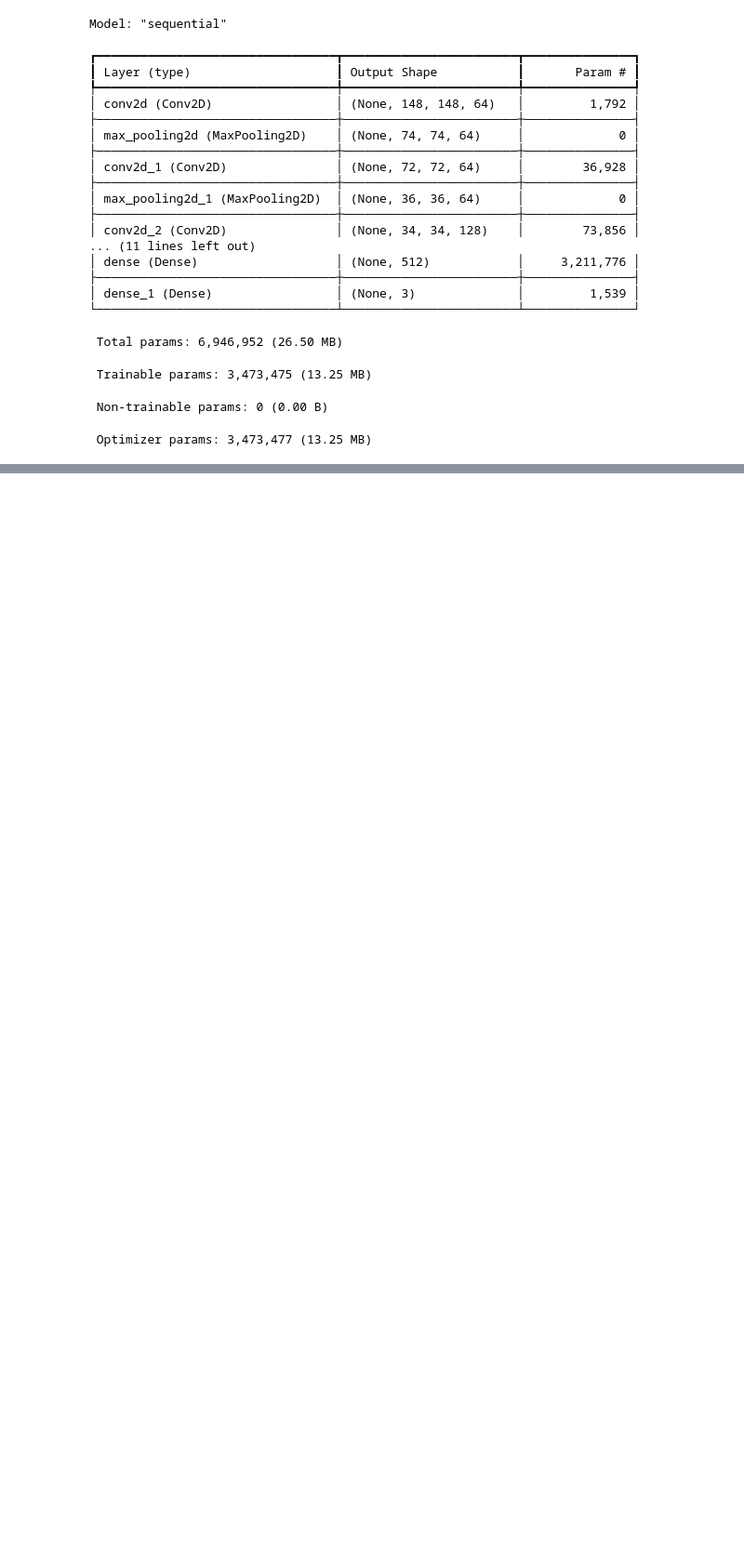
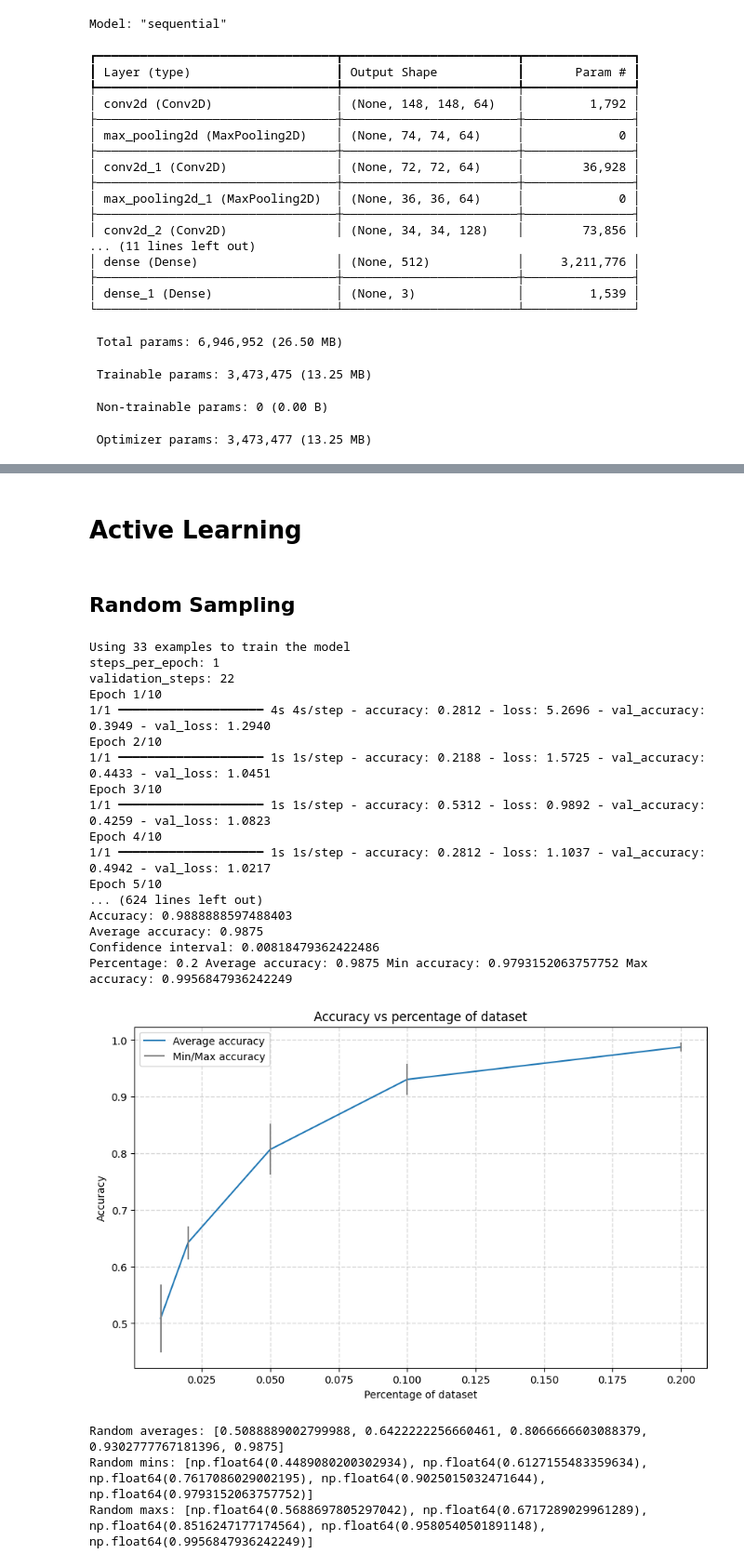
Before and after one commit to damienriandiere/ActiveLearning, a Jupyter notebook: rock_paper_scissors_test.ipynb, the cells around one changed output, grey strips where cells are left out. Shown at 93% size. Saved outputs shown, nothing was run; the diff lists cells and outputs as text; code cells hidden in the pictures; blank space fills up the shorter version.

```diff
--- a/rock_paper_scissors_test.ipynb
+++ b/rock_paper_scissors_test.ipynb
@@ -140,6 +174,7 @@ def format_example(features):
 print(dataset_train_raw)
 dataset_train = dataset_train_raw.map(format_example)
 dataset_test = dataset_test_raw.map(format_example)
+dataset_val = dataset_val_raw.map(format_example)
 # %% [output]
 <_PrefetchDataset element_spec={'image': TensorSpec(shape=(300, 300, 3), dtype=tf.uint8, name=None), 'label': TensorSpec(shape=(), dtype=tf.int64, name=None)}>
 # %%
@@ -236,4 +271,4 @@ def augment_data(image, label):
     image = augment_inversion(image)
     return image, label
 # %%
-dataset_train = dataset_train.map(augment_data)
+#dataset_train = dataset_train.map(augment_data)
@@ -292,0 +405,15 @@ model.evaluate(dataset_test)
+# %% [markdown]
+# Active Learning
+# %% [markdown]
+## Random Sampling
+# %%
+def retrain_model_random(percentage_of_dataset, dataset_train, dataset_test):
+    # Select a percentage of dataset_train to train the model
+    num_train = int(NUM_TRAIN_EXAMPLES * percentage_of_dataset)
+    print(f"Using {num_train} examples to train the model")
+
+    dataset_train_shuffle = dataset_train.shuffle(buffer_size=NUM_TRAIN_EXAMPLES)
+    dataset_train_shuffle_batch = dataset_train_shuffle.batch(BATCH_SIZE)
+    dataset_train_random = dataset_train_shuffle_batch.take(num_train)
+
+    return retrain(dataset_train_random, dataset_test, num_train, NUM_TEST_EXAMPLES)
@@ -292,0 +442,51 @@ model.evaluate(dataset_test)
+# %%
+random_averages = []
+random_mins = []
+random_maxs = []
+
+percentages = [0.01, 0.02, 0.05, 0.1, 0.2]
+for percentage in percentages:
+	average_accuracy, min_accuracy, max_accuracy = get_train_random(percentage)
+	random_averages.append(average_accuracy)
+	random_mins.append(min_accuracy)
+	random_maxs.append(max_accuracy)
+	print('Percentage:', percentage, 'Average accuracy:', average_accuracy, 'Min accuracy:', min_accuracy, 'Max accuracy:', max_accuracy)
+
+
+# Plot the results
+# Show the average accuracy in a line and the min and max accuracy in a shaded area
+plt.figure(figsize=(10, 6))
+plt.plot(percentages, random_averages, label='Average accuracy')
+plt.vlines(percentages, random_mins, random_maxs, color='gray', label='Min/Max accuracy')
+plt.xlabel('Percentage of dataset')
+plt.ylabel('Accuracy')
+plt.title('Accuracy vs percentage of dataset')
+plt.legend()
+plt.grid(linestyle='--', linewidth=1, alpha=0.5)
+plt.show()
+
+print('Random averages:', random_averages)
+print('Random mins:', random_mins)
+print('Random maxs:', random_maxs)
+# %% [output]
+Using 33 examples to train the model
+steps_per_epoch: 1
+validation_steps: 22
+Epoch 1/10
+1/1 ━━━━━━━━━━━━━━━━━━━━ 4s 4s/step - accuracy: 0.2812 - loss: 5.2696 - val_accuracy: 0.3949 - val_loss: 1.2940
+Epoch 2/10
+1/1 ━━━━━━━━━━━━━━━━━━━━ 1s 1s/step - accuracy: 0.2188 - loss: 1.5725 - val_accuracy: 0.4433 - val_loss: 1.0451
+Epoch 3/10
+1/1 ━━━━━━━━━━━━━━━━━━━━ 1s 1s/step - accuracy: 0.5312 - loss: 0.9892 - val_accuracy: 0.4259 - val_loss: 1.0823
+Epoch 4/10
+1/1 ━━━━━━━━━━━━━━━━━━━━ 1s 1s/step - accuracy: 0.2812 - loss: 1.1037 - val_accuracy: 0.4942 - val_loss: 1.0217
+Epoch 5/10
+... (624 lines left out)
+Accuracy: 0.9888888597488403
+Average accuracy: 0.9875
+Confidence interval: 0.00818479362422486
+Percentage: 0.2 Average accuracy: 0.9875 Min accuracy: 0.9793152063757752 Max accuracy: 0.9956847936242249
+[figure, added]
+Random averages: [0.5088889002799988, 0.6422222256660461, 0.8066666603088379, 0.9302777767181396, 0.9875]
+Random mins: [np.float64(0.4489080200302934), np.float64(0.6127155483359634), np.float64(0.7617086029002195), np.float64(0.9025015032471644), np.float64(0.9793152063757752)]
+Random maxs: [np.float64(0.5688697805297042), np.float64(0.6717289029961289), np.float64(0.8516247177174564), np.float64(0.9580540501891148), np.float64(0.9956847936242249)]
```
Also changed, not shown: parts of 25 cells of this notebook, 3 other files.
